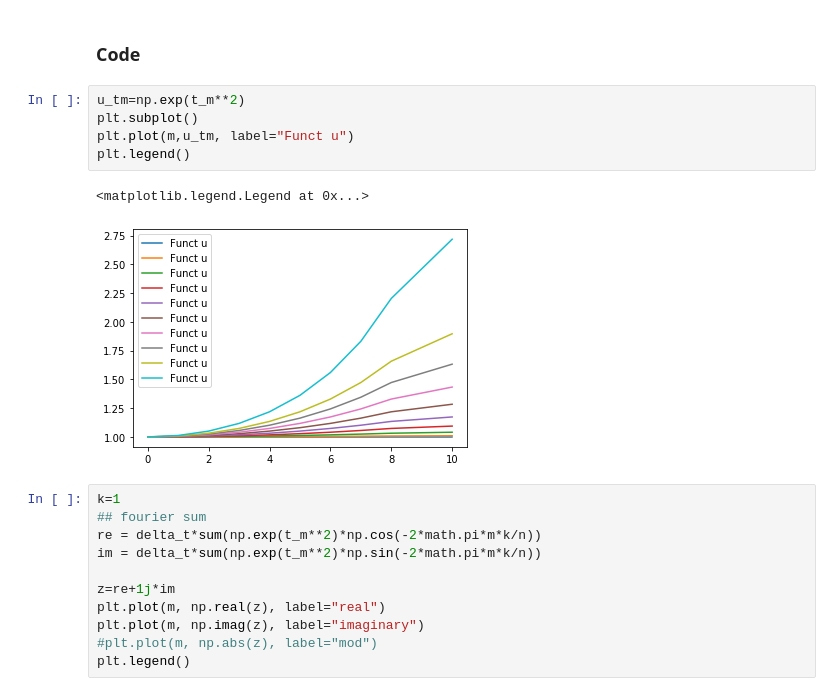
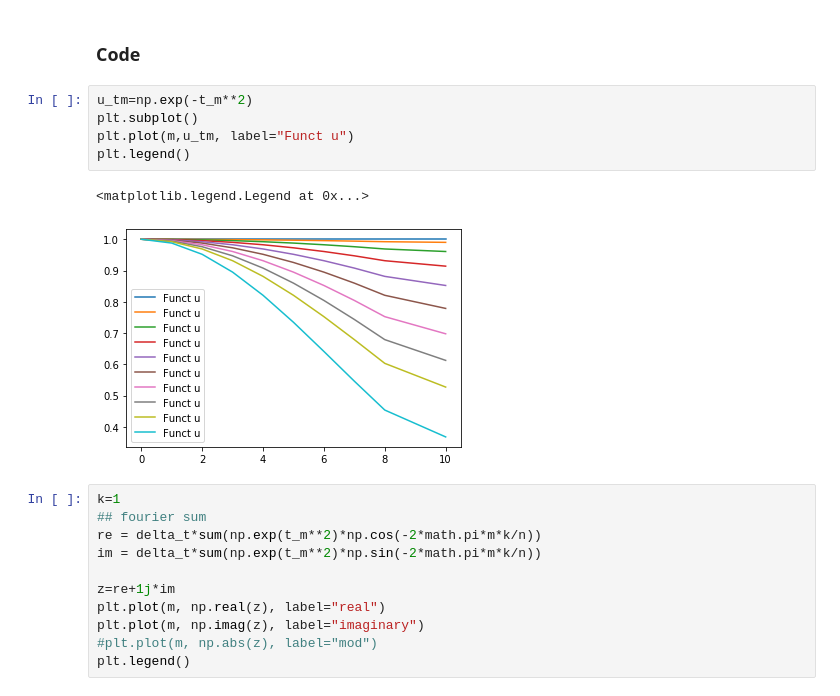
Before and after one commit to hadydiallo/WorkPython_RUDNclass, a Jupyter notebook: FourierTransform.ipynb, the cells around one changed output. Saved outputs shown, nothing was run; the diff lists cells and outputs as text.

```diff
--- a/FourierTransform.ipynb
+++ b/FourierTransform.ipynb
@@ -47,13 +47,13 @@ t_m=np.linspace(0,m*delta_t,n)
 # %% [markdown]
 ### Code
 # %%
-u_tm=np.exp(t_m**2)
+u_tm=np.exp(-t_m**2)
 plt.subplot()
 plt.plot(m,u_tm, label="Funct u")
 plt.legend()
 # %% [output]
 <matplotlib.legend.Legend at 0x...>
-[figure, old version]
+[figure, new version]
 # %%
 k=1
 ## fourier sum
```
Also changed, not shown: parts of 1 cell of this notebook.
